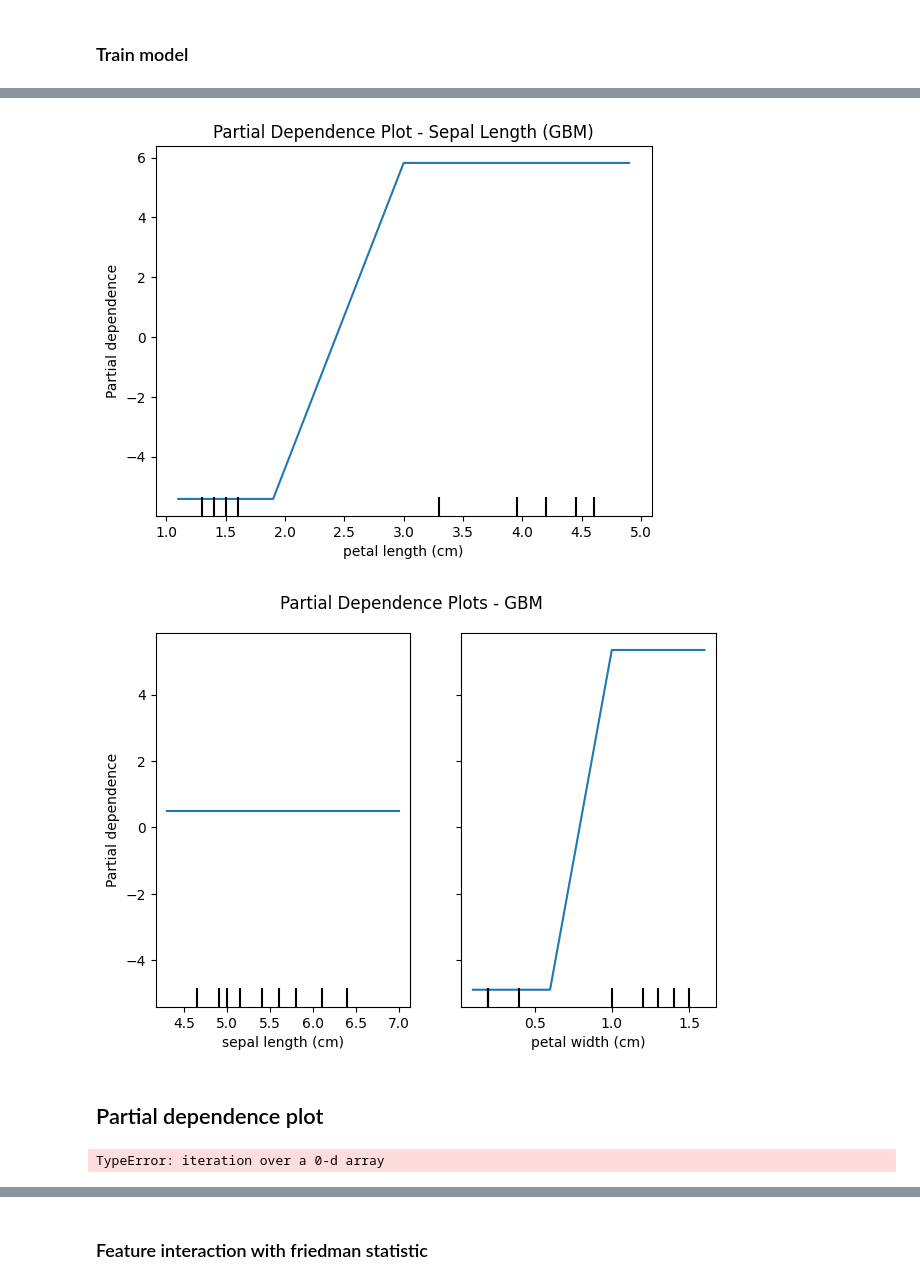
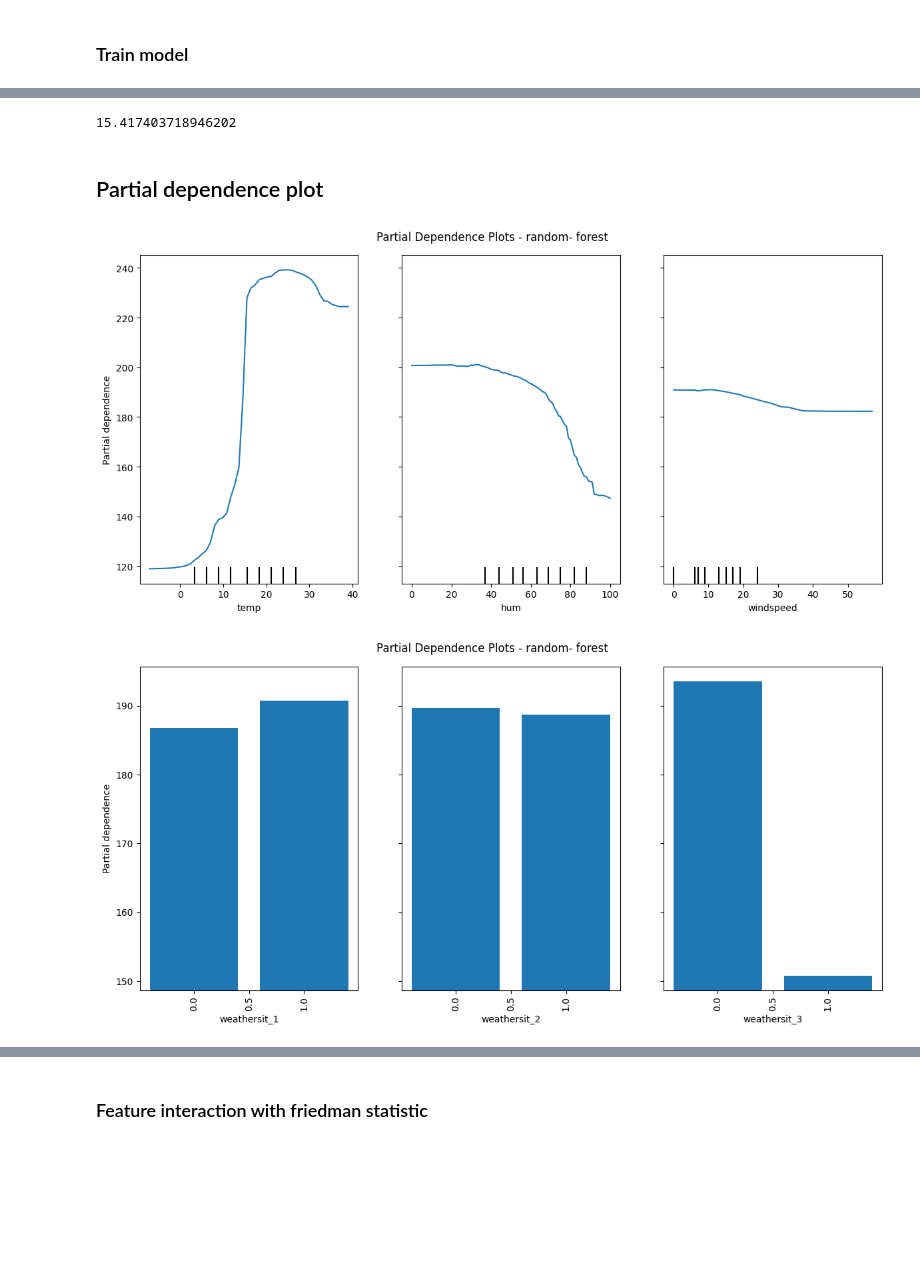
Before and after one commit to Roulitoo/cours_iae, a Jupyter notebook: 04_INTERPRETABLE_ML/code/interpretable_models_code.ipynb, the cells around one changed output, grey strips where cells are left out. Drawn from its saved outputs; the diff is of its cells as text; code cells hidden in the pictures; blank space fills up the shorter version.

```diff
--- a/04_INTERPRETABLE_ML/code/interpretable_models_code.ipynb
+++ b/04_INTERPRETABLE_ML/code/interpretable_models_code.ipynb
@@ -21,0 +65,2 @@ y = y[::5]
+# %%
+X_original = get_back_original_data(X)
@@ -37 +125,4 @@ columns_names = X_train.columns
+# %%
+# Init random forest class
+rf = RandomForestRegressor(   n_estimators=250)
 # %%
@@ -67,55 +132,42 @@ features
-# %%
-import numpy as np
-import matplotlib.pyplot as plt
-from sklearn.datasets import load_iris
-from sklearn.ensemble import GradientBoostingClassifier
-from sklearn.model_selection import train_test_split
-from sklearn.inspection import PartialDependenceDisplay
-
-# Chargement du jeu de données Iris
-iris = load_iris()
-X = iris.data  # Les caractéristiques
-y = iris.target  # Les étiquettes
-
-# On se concentre sur deux classes pour une régression logistique binaire
-X_binary = X[y != 2]
-y_binary = y[y != 2]
-
-# Division en ensembles d'entraînement et de test
-X_train, X_test, y_train, y_test = train_test_split(X_binary, y_binary, test_size=0.2, random_state=42)
-
-# Modèle GBM (Gradient Boosting Machine)
-model = GradientBoostingClassifier(random_state=42)
-model.fit(X_train, y_train)
-
-# Affichage des PDP pour une caractéristique (par exemple, 'sepal length (cm)')
-features = [2]  # Index de la caractéristique
-PartialDependenceDisplay.from_estimator(model, X_train, features, feature_names=iris.feature_names, grid_resolution=50)
-plt.title("Partial Dependence Plot - Sepal Length (GBM)")
-plt.show()
-
-# PDP pour plusieurs caractéristiques (par exemple, 'sepal length' et 'petal width')
-features = [0, 3]  # Index des caractéristiques
-PartialDependenceDisplay.from_estimator(model, X_train, features, feature_names=iris.feature_names, grid_resolution=50)
-plt.suptitle("Partial Dependence Plots - GBM")
-plt.tight_layout()
-plt.show()
-# %% [output]
-[figure, removed]
-[figure, removed]
+# %%
+mean_squared_error(rf.predict(X_train), y_train, squared=False)
+# %% [output]
+15.417403718946202
 # %% [markdown]
 ## Partial dependence plot
+# %%
+# PDP pour plusieurs caractéristiques (par exemple, 'sepal length' et 'petal width')
+features = ["temp","hum","windspeed"]  # Index des caractéristiques
+_, ax1 = plt.subplots(figsize = (12,6))
+PartialDependenceDisplay.from_estimator(rf,  #votre modèle
+                                         X_train,
+                                         features,
+                                         kind="average",
+                                         ax = ax1,
+                                         grid_resolution=100 # Nombre de points estimés pour le tracer de la courbe
+
+                                         )
+plt.suptitle("Partial Dependence Plots - random- forest")
+plt.tight_layout()
+plt.show()
+# %% [output]
+[figure, added]
 # %%
 # PDP pour plusieurs caractéristiques (par exemple, 'sepal length' et 'petal width')
-features = [0, 1,2,3]  # Index des caractéristiques
+features = ["weathersit_1","weathersit_2","weathersit_3"]  # Index des caractéristiques
+_, ax1 = plt.subplots(figsize = (12,6))
 PartialDependenceDisplay.from_estimator(rf,
                                          X_train,
                                          features,
-                                         categorical_features="yr" ,
-                                         feature_names=columns_names,
-                                         grid_resolution=50)
+                                         categorical_features=["weathersit_1","weathersit_2","weathersit_3"],
+                                         kind="average",
+                                         grid_resolution=50,
+                                         ax = ax1,
+                                         n_cols=4
+
+                                         )
 plt.suptitle("Partial Dependence Plots - random- forest")
 plt.tight_layout()
 plt.show()
 # %% [output]
-TypeError: iteration over a 0-d array
+[figure, added]
```
Also changed, not shown: parts of 41 cells of this notebook, 11 other files.
